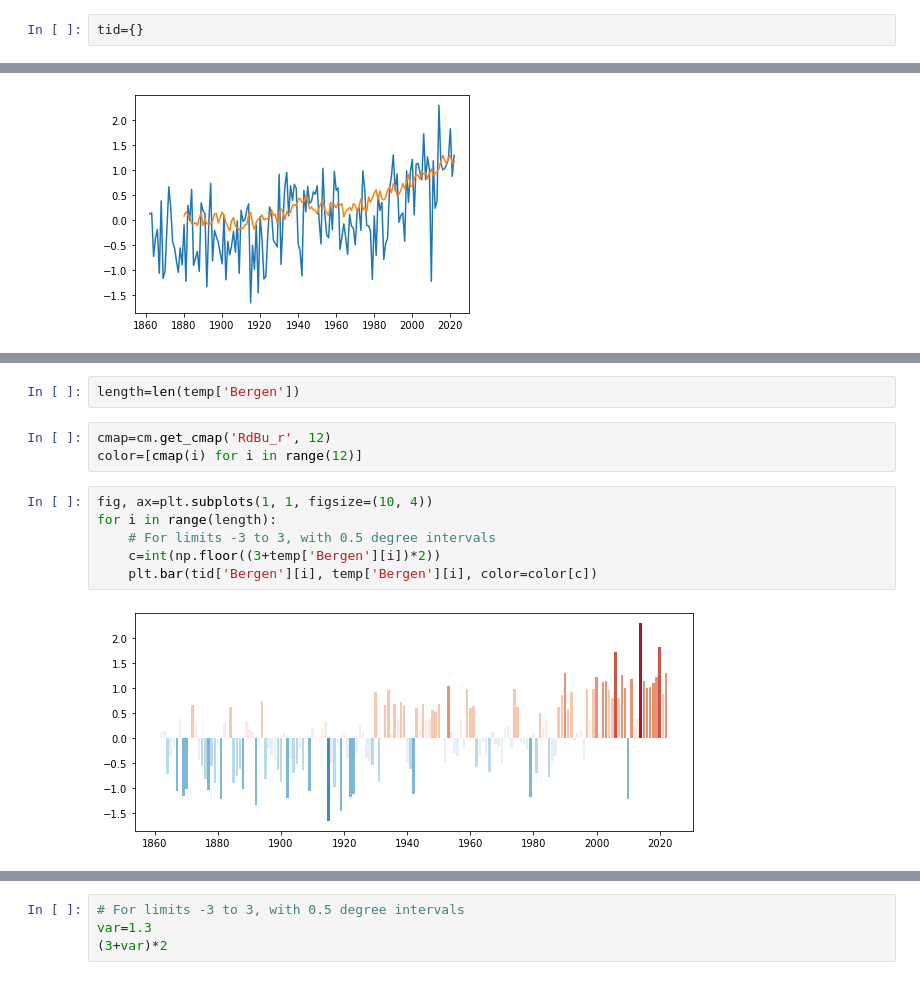
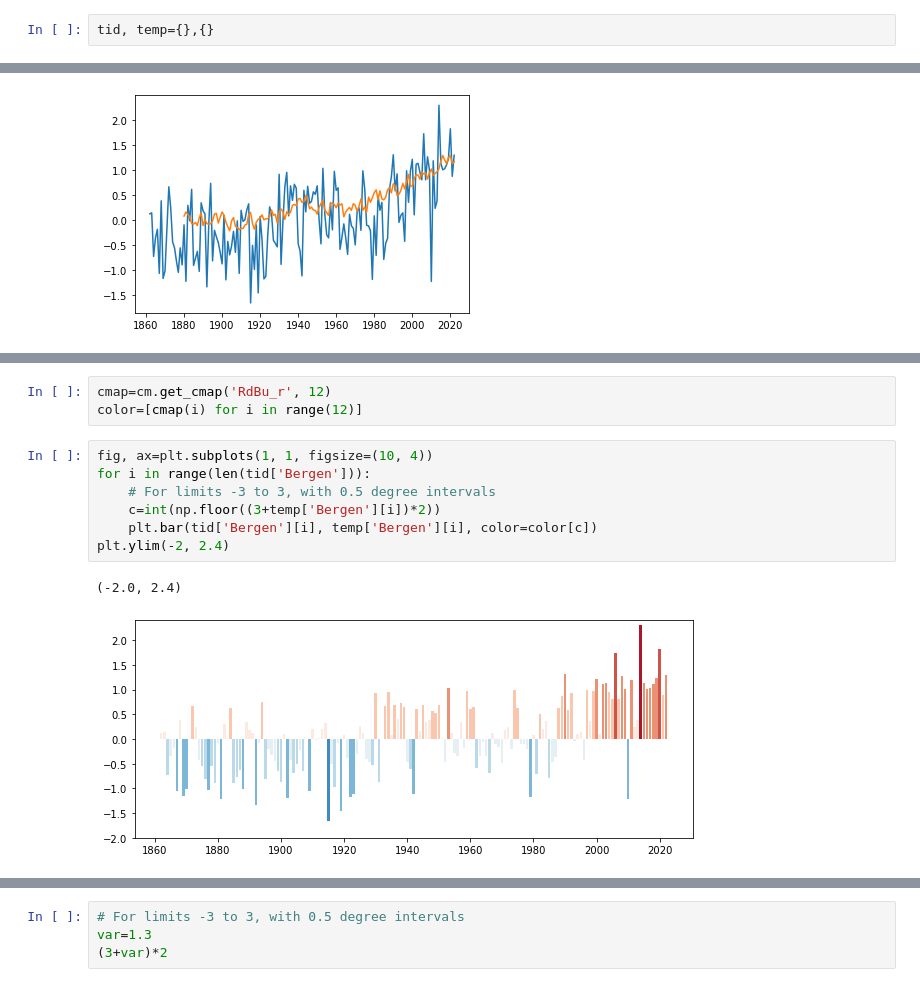
Before and after one commit to irendundas/EkteData, a Jupyter notebook: Workinprogress/Osteroy_vgs.ipynb, the cells around one changed output, grey strips where cells are left out. Cells and saved outputs as stored; diff of their text form.

```diff
--- a/Workinprogress/Osteroy_vgs.ipynb
+++ b/Workinprogress/Osteroy_vgs.ipynb
@@ -65,7 +65,7 @@ df
 | 142 | 2022.0 | 1.170 |
 143 rows × 2 columns
 # %%
-tid={}
+tid, temp={},{}
 # %%
 tid['Global']=np.copy(df.iloc[:,0])
 temp['Global']=np.copy(df.iloc[:,1])
@@ -123,13 +117,13 @@ plt.bar(tid['Bergen'], temp['Bergen'])
-# %%
-length=len(temp['Bergen'])
 # %%
 cmap=cm.get_cmap('RdBu_r', 12)
 color=[cmap(i) for i in range(12)]
 # %%
 fig, ax=plt.subplots(1, 1, figsize=(10, 4))
-for i in range(length):
+for i in range(len(tid['Bergen'])):
     # For limits -3 to 3, with 0.5 degree intervals
     c=int(np.floor((3+temp['Bergen'][i])*2))
     plt.bar(tid['Bergen'][i], temp['Bergen'][i], color=color[c])
+plt.ylim(-2, 2.4)
 # %% [output]
+(-2.0, 2.4)
-[figure, old version]
+[figure, new version]
```
Also changed, not shown: parts of 11 cells of this notebook.
